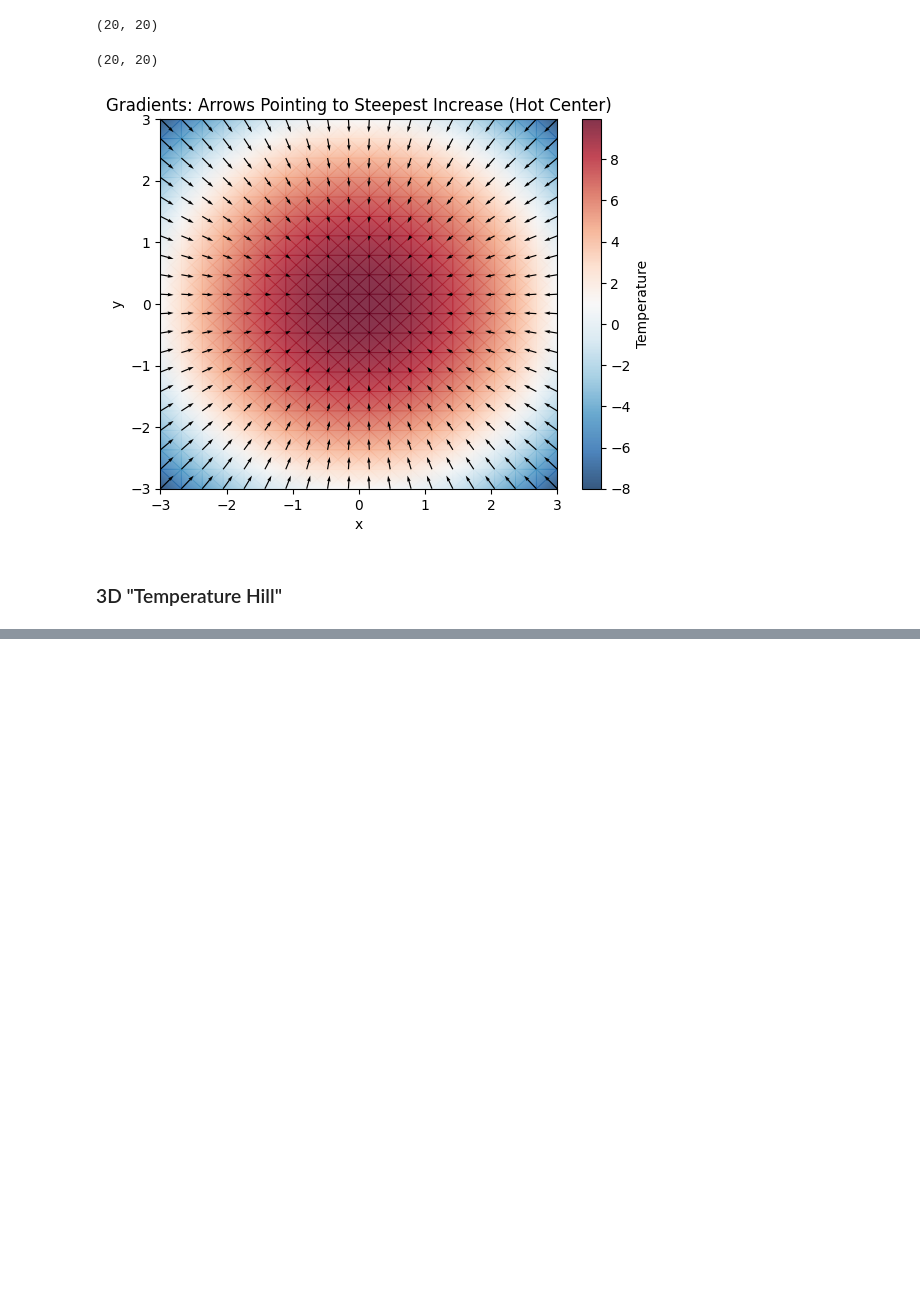
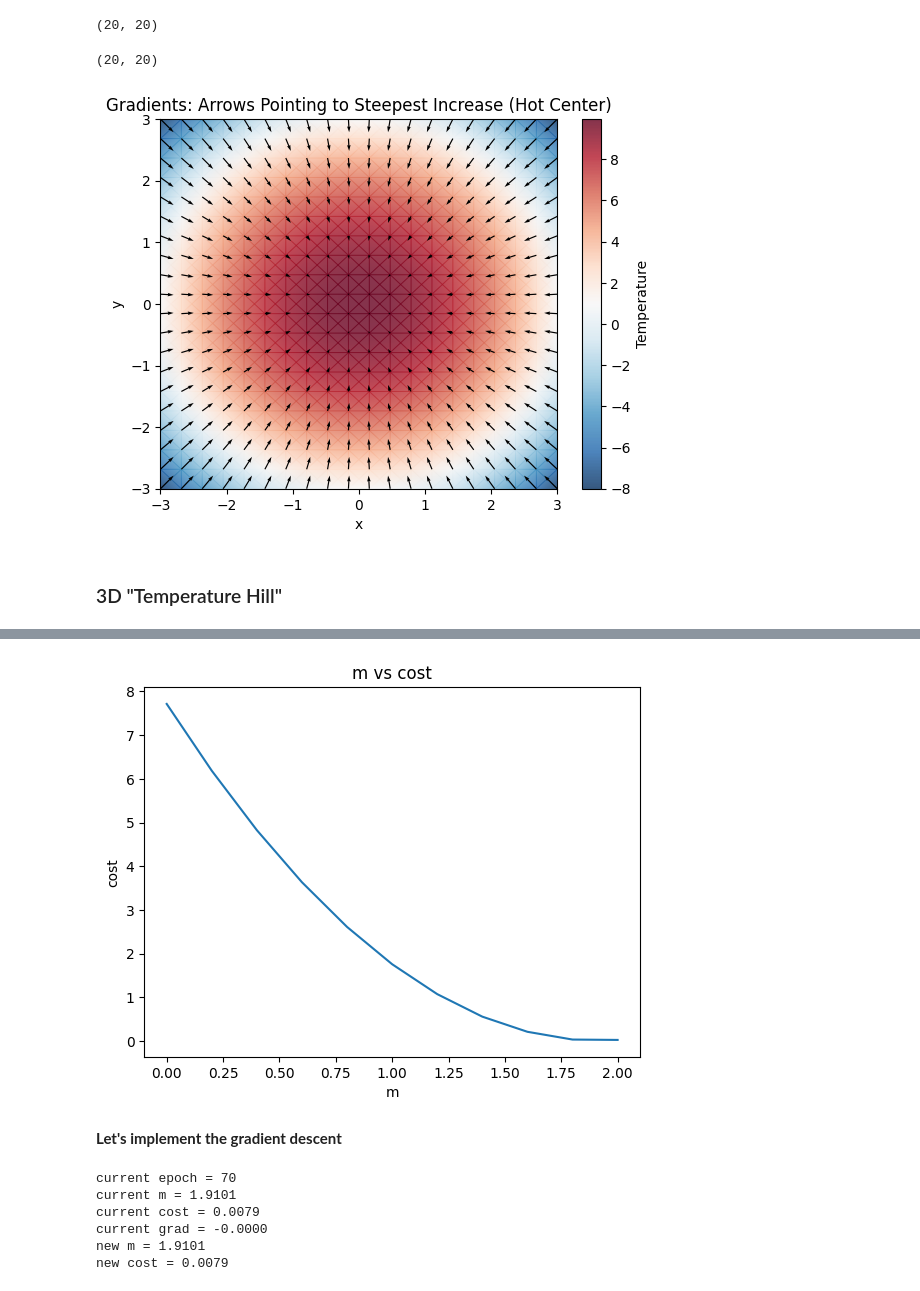
Before and after one commit to k26rahul/dl-and-genai, a Jupyter notebook: week-1/gradient-descent.ipynb, the cells around one changed output, grey strips where cells are left out. Saved outputs shown, nothing was run; the diff lists cells and outputs as text; code cells hidden in the pictures; blank space fills up the shorter version.

Commit message:
week-1\gradient-descent.ipynb

```diff
--- a/week-1/gradient-descent.ipynb
+++ b/week-1/gradient-descent.ipynb
@@ -122,0 +175,10 @@ fig.update_layout(
+# %%
+cost_values = [np.sum((y-m*x)**2) for m in search_space]  # SSR
+_ = plt.plot(search_space, cost_values)  # x(m) -> y(cost)
+_ = plt.xlabel('m')  # Model param
+_ = plt.ylabel('cost')  # Error
+_ = plt.title('m vs cost')
+# %% [output]
+[figure, added]
+# %% [markdown]
+**Let's implement the gradient descent**
@@ -122,0 +197,25 @@ fig.update_layout(
+# %%
+# GD Update Rule: beta_new = beta_old - alpha * grad
+# In this case: m_new = m_old - alpha * grad
+epoch += 1
+
+alpha = 0.1
+cost_ = cost(m)
+m_new = m - alpha * grad(m)
+cost_new = cost(m_new)
+
+print(f'current epoch = {epoch}')
+print(f'current m = {m:.4f}')
+print(f'current cost = {cost_:.4f}')
+print(f'current grad = {grad(m):.4f}')
+print(f'new m = {m_new:.4f}')
+print(f'new cost = {cost_new:.4f}')
+
+m = m_new
+# %% [output]
+current epoch = 70
+current m = 1.9101
+current cost = 0.0079
+current grad = -0.0000
+new m = 1.9101
+new cost = 0.0079
```
Also changed, not shown: parts of 18 cells of this notebook, 1 other file.
